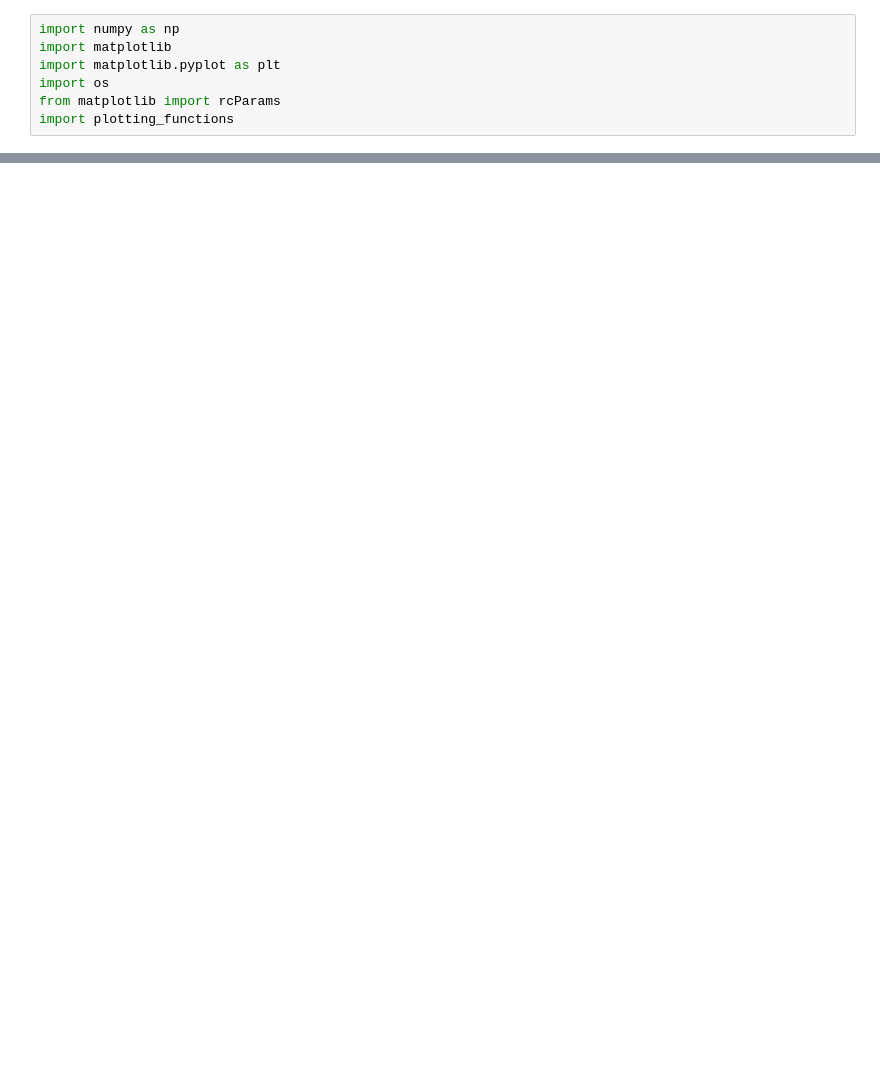
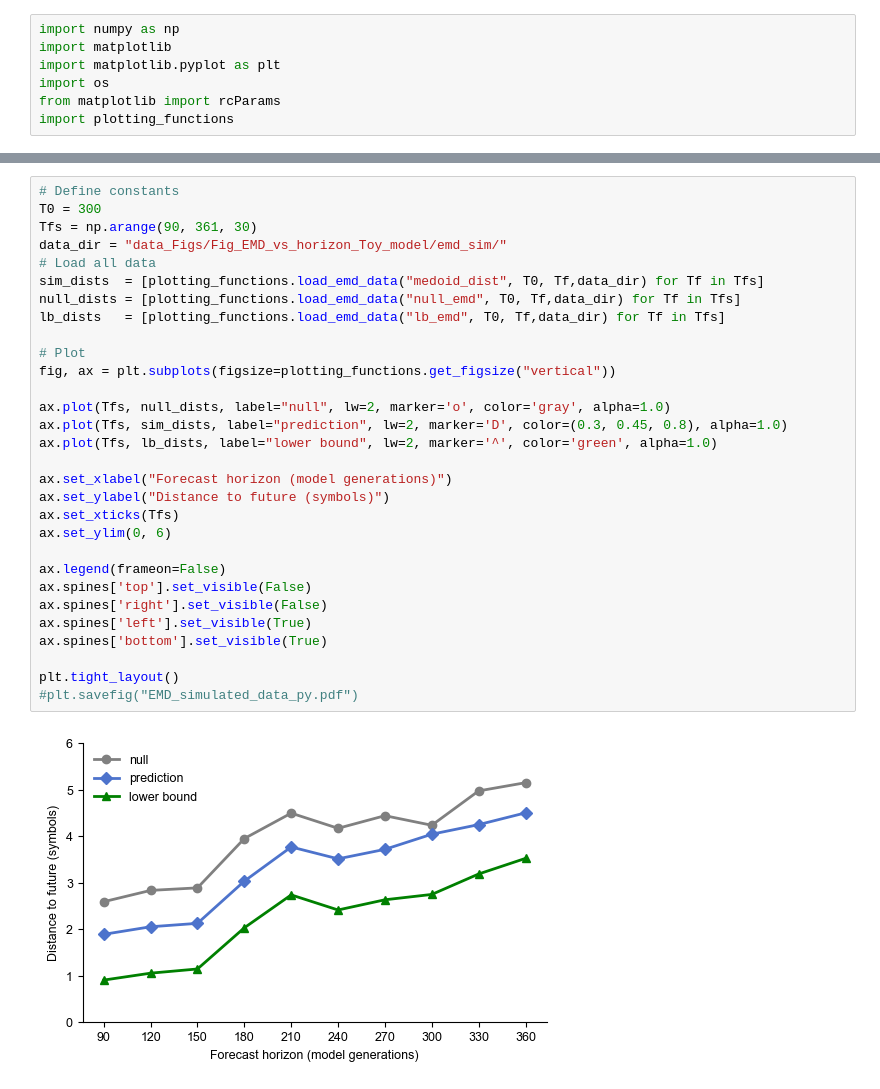
Before and after one commit to bartonlab/paper-influenza-prediction, a Jupyter notebook: notebooks/Fig_EMD_toy_model_Py.ipynb, the cells around one changed output, grey strips where cells are left out. Cells and saved outputs as stored; diff of their text form; blank space fills up the shorter version.

```diff
--- a/notebooks/Fig_EMD_toy_model_Py.ipynb
+++ b/notebooks/Fig_EMD_toy_model_Py.ipynb
@@ -54,0 +40,32 @@ plt.savefig("EMD_simulated_data_py.pdf")
+# %%
+# Define constants
+T0 = 300
+Tfs = np.arange(90, 361, 30)
+data_dir = "data_Figs/Fig_EMD_vs_horizon_Toy_model/emd_sim/"
+# Load all data
+sim_dists  = [plotting_functions.load_emd_data("medoid_dist", T0, Tf,data_dir) for Tf in Tfs]
+null_dists = [plotting_functions.load_emd_data("null_emd", T0, Tf,data_dir) for Tf in Tfs]
+lb_dists   = [plotting_functions.load_emd_data("lb_emd", T0, Tf,data_dir) for Tf in Tfs]
+
+# Plot
+fig, ax = plt.subplots(figsize=plotting_functions.get_figsize("vertical"))
+
+ax.plot(Tfs, null_dists, label="null", lw=2, marker='o', color='gray', alpha=1.0)
+ax.plot(Tfs, sim_dists, label="prediction", lw=2, marker='D', color=(0.3, 0.45, 0.8), alpha=1.0)
+ax.plot(Tfs, lb_dists, label="lower bound", lw=2, marker='^', color='green', alpha=1.0)
+
+ax.set_xlabel("Forecast horizon (model generations)")
+ax.set_ylabel("Distance to future (symbols)")
+ax.set_xticks(Tfs)
+ax.set_ylim(0, 6)
+
+ax.legend(frameon=False)
+ax.spines['top'].set_visible(False)
+ax.spines['right'].set_visible(False)
+ax.spines['left'].set_visible(True)
+ax.spines['bottom'].set_visible(True)
+
+plt.tight_layout()
+#plt.savefig("EMD_simulated_data_py.pdf")
+# %% [output]
+[figure, added]
```
Also changed, not shown: parts of 2 cells of this notebook, 12 other files.
